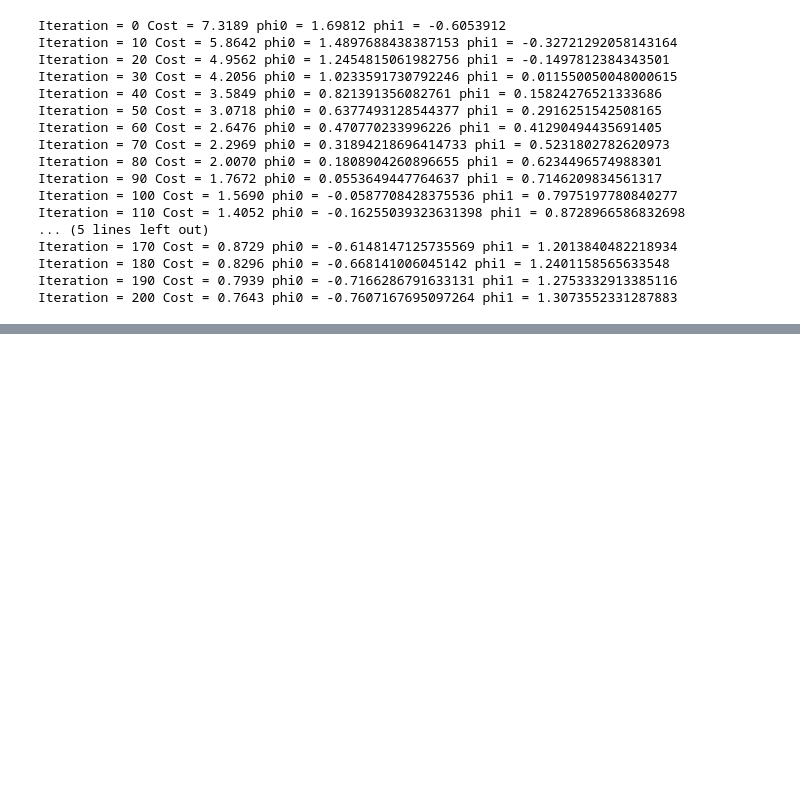
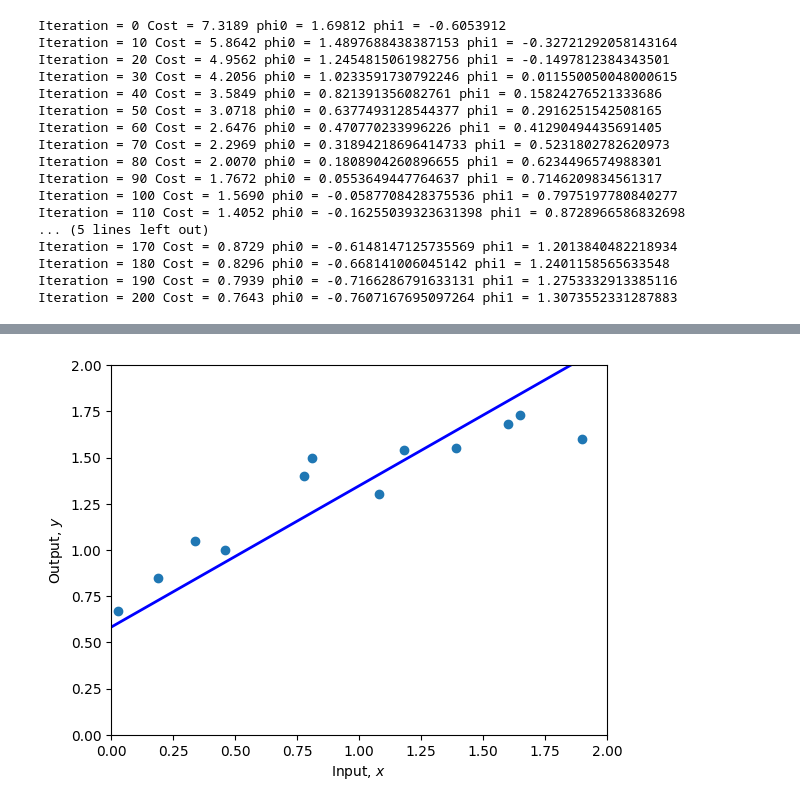
Before and after one commit to matisandacz/UnderstandingDL, a Jupyter notebook: Notebooks/Chap02/2_1_Supervised_Learning.ipynb, the cells around one changed output, grey strips where cells are left out. Saved outputs shown, nothing was run; the diff lists cells and outputs as text; code cells hidden in the pictures; blank space fills up the shorter version.

```diff
--- a/Notebooks/Chap02/2_1_Supervised_Learning.ipynb
+++ b/Notebooks/Chap02/2_1_Supervised_Learning.ipynb
@@ -239,0 +240,9 @@ plot(x, y, phi0, phi1, g)
+# %%
+# Define 1D generative linear regression model
+def g_inverse(x, phi0, phi1):
+  y = (x - phi0) / phi1
+  return y
+
+plot(x, y, phi0, phi1, g_inverse)
+# %% [output]
+[figure, added]
```
Also changed, not shown: parts of 1 cell of this notebook.
